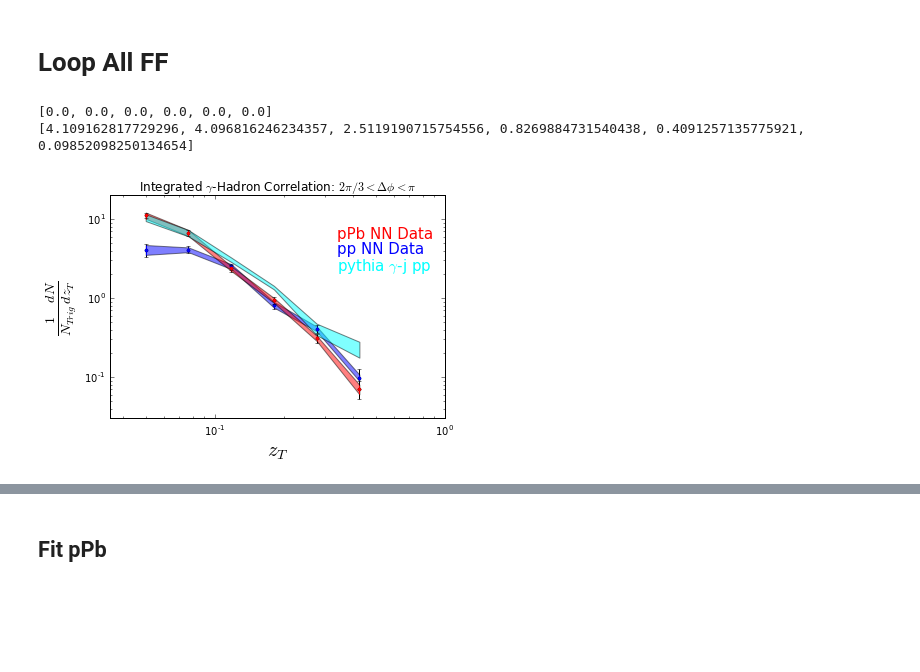
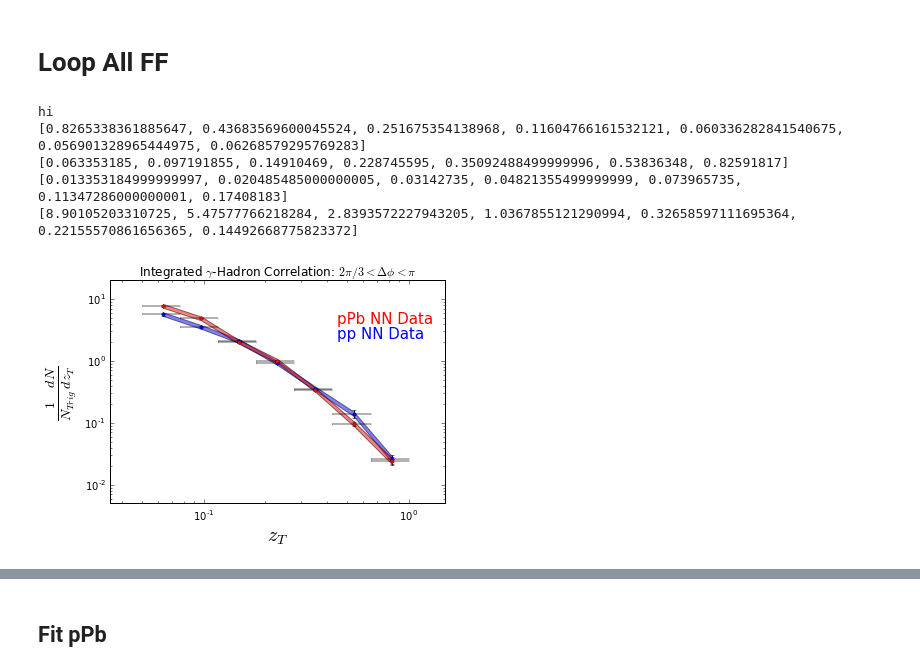
Before and after one commit to miguelignacio/CorrelationAnalysis, a Jupyter notebook: NtupleAnalysis/correlation.ipynb, the cells around one changed output, grey strips where cells are left out. Saved outputs shown, nothing was run; the diff lists cells and outputs as text; code cells hidden in the pictures; blank space fills up the shorter version.

```diff
--- a/NtupleAnalysis/correlation.ipynb
+++ b/NtupleAnalysis/correlation.ipynb
@@ -814,7 +828,7 @@ def Get_Eff_Error(filename,prfx,doZYAM=True, doSubtraction=True, DoSys=False):
         canvases = ROOT.TCanvas("Canv_Side_Side_%i"%(ptbin),"Canv_Side_Side_%i"%(ptbin),1100,700)
         canvases.Divide(3,2)
 
-        for ztbin in range(6):
+        for ztbin in range(7):
             canvases.cd(ztbin+1)
             Signal_min = GetPhiProj(filename,prefix,ptbin,ztbin,True,doZYAM,DoSys) #High DNN (True)
             Background_min = GetPhiProj(filename,prefix,ptbin,ztbin,False,doZYAM,DoSys) #Low DNN (False)
@@ -1530,7 +1597,7 @@ def FF(File,prfx,DoSysB=False):
 
     Sys_TypeA = []
     Sys_TypeB = []
-    for izt in range (6):
+    for izt in range (7):
         if (prfx == 'pp'):
             Sys_TypeA.append(math.sqrt(pp_P_stat_Error[izt]**2 + pp_LE_Error[izt]**2))
             Sys_TypeB.append(math.sqrt(pp_P_Error[izt]**2 + pp_Eff_Error[izt]**2))
@@ -1545,22 +1612,27 @@ def FF(File,prfx,DoSysB=False):
         if (ptbin > 0): continue;
         ptbin = ptbin+2
 
-        for ztbin in range(6):
+        for ztbin in range(7):
             if (prfx == '18b10a'):
-                hsig,hbkg,NTrig = GetBKGsubtracted(File,prfx,ptbin,ztbin,True,False,False)#doZYAM,doSubtraction,dosys
+                #hsig,hbkg,NTrig = GetBKGsubtracted(File,prfx,ptbin,ztbin,True,False,False)#doZYAM,doSubtraction,dosys
+                hsig = GetPhiProj(File,prfx,ptbin,ztbin,True,True,False)
             else:
                 hsig,hbkg,NTrig = GetBKGsubtracted(File,prfx,ptbin,ztbin,True,True,False)#doZYAM,doSubtraction,dosys
                 hsig_sys,hbkg_sys,NTrig_sys = GetBKGsubtracted(File,prfx,ptbin,ztbin,True,True,False)
             Phi_bin_min = hsig.GetXaxis().FindBin(2*math.pi/3)
             Phi_bin_max = hsig.GetXaxis().FindBin(math.pi)
-            zT_point.append(zTbins[ztbin])
+            #zT_point.append((zTbins[ztbin]+zTbins[ztbin+1])/2)
             zT_width = zTbins[ztbin+1]-zTbins[ztbin]
             temp_int = hsig.Integral(hsig.GetXaxis().FindBin(2*math.pi/3),hsig.GetXaxis().FindBin(math.pi))
+
             #temp_int = hsig.Integral(hsig.GetXaxis().FindBin(math.pi/2),hsig.GetXaxis().FindBin(math.pi))
+            #print temp_int
             temp_int = temp_int/zT_width
+            temp_int = temp_int*Corrections[ztbin]
             zT_integral.append(temp_int)
             #zT_integral.append(hsig.Integral(hsig.GetXaxis().FindBin(2*math.pi/3),hsig.GetXaxis().FindBin(math.pi)))
-
+            #if (prfx == '18b10a'):
+                #print temp_int
             #zT_integral.append(hsig.Integral((hsig.GetXaxis().FindBin(1.5)),hsig.GetXaxis().FindBin(math.pi)))
 
             #errors
@@ -1622,12 +1697,16 @@ FF(File2,prfx2)
 # %%
 MC_int, MC_error = FF(MC_File,'18b10a',False)
 MC_int,MC_LE_error = FF(MC_File,'18b10a',True)
-print MC_LE_error
+print "hi"
+print MC_error
 zT_point = []
-for ztbin in range(6):
-    zT_point.append(zTbins[ztbin])
+zT_width = []
+for ztbin in range(NzT):
+    zT_point.append((zTbins[ztbin]+ zTbins[ztbin+1])/2)
+    zT_width.append((zTbins[ztbin+1]-zTbins[ztbin])/2)
     MC_error[ztbin] = math.sqrt(MC_error[ztbin]**2 + MC_LE_error[ztbin]**2)
-
+print zT_point
+print zT_width
 #pp NN
 #pp_int, pp_error = FF('InputData/17q_SE_NN_Correlation_GMB_Ratio.root','pp',False)
 #pp_int_sys, pp_error_sys = FF('InputData/17q_SE_NN_Correlation_GMB_Ratio.root','pp',True)
@@ -1649,43 +1728,54 @@ pp_int_sys, pp_error_sys = FF(pp_File,"pp",True)
 
 pPb_int, pPb_error = FF(pPb_File,'13def',False)
 pPb_int_sys, pPb_error_sys = FF(pPb_File,'13def',True)
-print pp_int
+#print pp_int
 
-MC_int, MC_error = FF(MC_File,'18b10a',False)
+#MC_int, MC_error = FF(MC_File,'18b10a',False)
 #MC_int,MC_LE_error = FF(MC_File,'18b10a',True)
 #MC_error = math.sqrt(MC_error[ztbin]**2 + MC_LE_error[ztbin]**2)
 
+print MC_int
+#HARDCODED DUE TO VERY SLIGHTLY DIFFERENT TREATMENT OF UE in MC (NO SIGNAL/BACKGROUND AVERAGE), NEED TO IMPLEMENT FLAG
+#MC_int = [11.310060491732425, 7.218237175683422, 3.3433128788925974, 1.493177381233851, 0.4219207415978905, 0.21746230788120627,0.14140750410259098]
+#MC_int = [10.144789996230653, 7.015105856903631, 3.515205460316105, 1.3819702542411194, 0.34675022023361635, 0.22417399972941549]
 #MC_int, MC_error = FF('InputData/18b10a_calo_pthat1to2_SE_Correlation.root', '18b10a')
 #MC_int, MC_error = FF('InputData/18b10a_pthat_1_2_SE_L0_Correlation_GMB_Ratio.root', '18b10a')
 %matplotlib inline
 plt.errorbar(zT_point, pp_int, yerr=pp_error, fmt='k.',capsize=2)
+plt.errorbar(zT_point, pp_int,xerr=zT_width,linewidth=2, fmt='k.', alpha = 0.3,capsize=1)
 plt.fill_between(zT_point, np.asarray(pp_int)-np.asarray(pp_error_sys), np.asarray(pp_int)+np.asarray(pp_error_sys),interpolate=False, alpha=0.5,facecolor='blue')
 plt.errorbar(zT_point, pp_int,yerr=pp_error_sys, ecolor='b',fmt='b.',capsize=0)
+#plt.fill_betweenx(pp_int,np.asarray(zT_point)-np.asarray(zT_width),np.asarray(zT_point)+np.asarray(zT_width), alpha=0.5)
+
 plt.errorbar(zT_point, pPb_int, yerr=pPb_error, fmt='k.',capsize=2)
+plt.errorbar(zT_point, pPb_int,xerr=zT_width,linewidth=2, fmt='k.',alpha = 0.3,capsize=1)
 plt.errorbar(zT_point, pPb_int,yerr=pPb_error_sys, ecolor='r',fmt='r.',capsize=0)
 plt.fill_between(zT_point, np.asarray(pPb_int)-np.asarray(pPb_error_sys), np.asarray(pPb_int)+np.asarray(pPb_error_sys),interpolate=False, alpha=0.5,facecolor='red')
-plt.fill_between(zT_point, np.asarray(MC_int)-np.asarray(MC_error), np.asarray(MC_int)+np.asarray(MC_error),interpolate=False, alpha=0.5,facecolor='cyan')
+#plt.fill_between(zT_point, np.asarray(MC_int)-np.asarray(MC_error), np.asarray(MC_int)+np.asarray(MC_error),interpolate=False, alpha=0.5,facecolor='cyan')
 #plt.plot(zT_point,MC_int,'co')
 #plt.errorbar(zT_point, MC_int, yerr=pp_error, fmt='cs')
 plt.yscale('log')
 plt.xscale('log')
 plt.ylabel(r"$\frac{1}{N_{Trig}}\frac{dN}{dz_{T}}$",fontsize=20)
 plt.xlabel('${z_T}$',fontsize=20)
-plt.xlim(xmin = 0.035,xmax=1)
-plt.ylim(ymin = 0.03,ymax=20)
+plt.xlim(xmin = 0.035,xmax=1.5)
+plt.ylim(ymin = 0.005,ymax=20)
 #plt.figtext(0.65,0.81,"pythia $\gamma$-j",color='Cyan', fontsize=15)
 #plt.figtext(0.65,0.751,"pPb $\lambda_{0}^{2}$ Data",color='Red', fontsize=15)
 plt.figtext(0.65,0.751,"pPb NN Data",color='Red', fontsize=15)
 plt.figtext(0.65,0.7,"pp NN Data",color='Blue', fontsize=15)
-plt.figtext(0.65,0.64,"pythia $\gamma$-j pp",color='Cyan', fontsize=15)
+#plt.figtext(0.65,0.64,"pythia $\gamma$-j pp",color='Cyan', fontsize=15)
 plt.title('Integrated $\gamma$-Hadron Correlation: $2\pi/3 < \Delta\phi < \pi$ ')
 #plt.figure.set_size_inches(18.5, 10.5)
 #plt.figure(num=None, figsize=(12, 10), dpi=180, facecolor='w', edgecolor='k')
 plt.gcf()
 plt.savefig("pics/All_FFunction.pdf", bbox_inches='tight')
 plt.show()
 # %% [output]
-[0.0, 0.0, 0.0, 0.0, 0.0, 0.0]
-[4.109162817729296, 4.096816246234357, 2.5119190715754556, 0.8269884731540438, 0.4091257135775921, 0.09852098250134654]
+hi
+[0.8265338361885647, 0.43683569600045524, 0.251675354138968, 0.11604766161532121, 0.060336282841540675, 0.056901328965444975, 0.06268579295769283]
+[0.063353185, 0.097191855, 0.14910469, 0.228745595, 0.35092488499999996, 0.53836348, 0.82591817]
+[0.013353184999999997, 0.020485485000000005, 0.03142735, 0.04821355499999999, 0.073965735, 0.11347286000000001, 0.17408183]
+[8.90105203310725, 5.47577766218284, 2.8393572227943205, 1.0367855121290994, 0.32658597111695364, 0.22155570861656365, 0.14492668775823372]
-[figure, old version]
+[figure, new version]
 # %%
```
Also changed, not shown: parts of 34 cells of this notebook.
